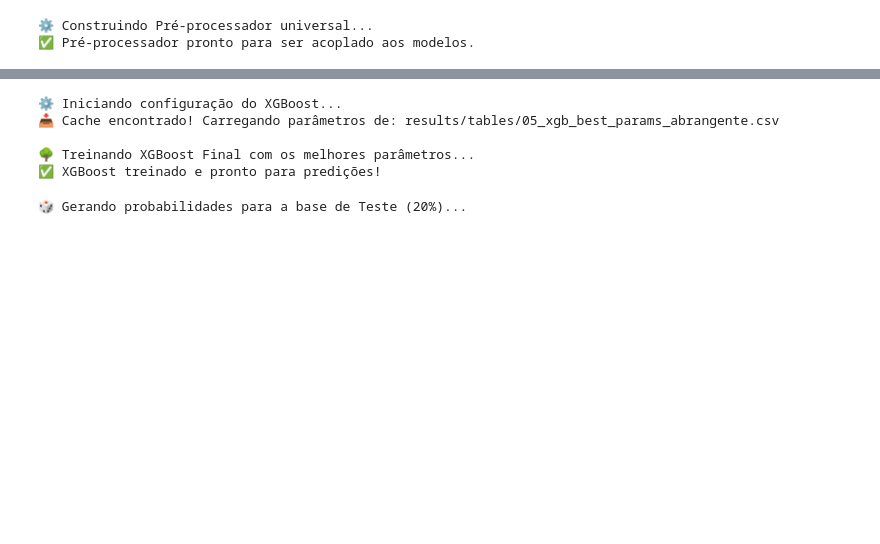
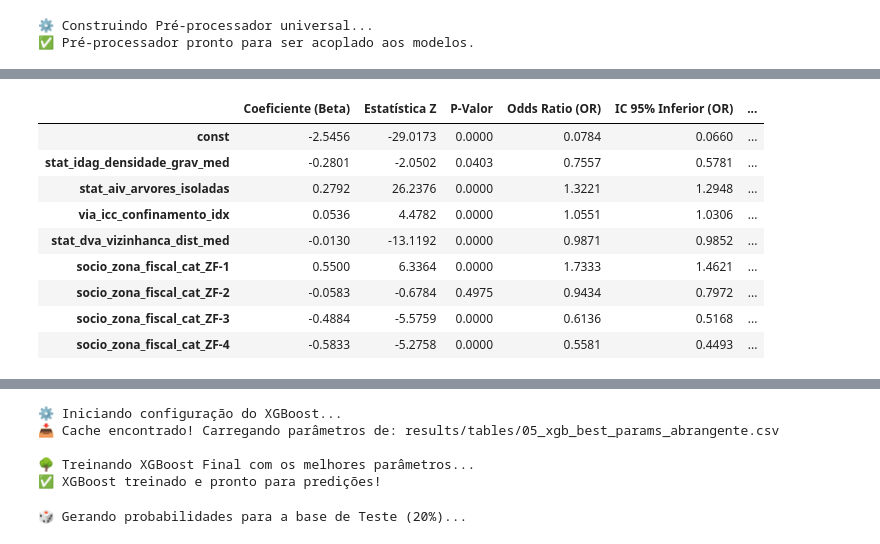
Before and after one commit to micadw/tcc_risco_queda_v-pub, a Jupyter notebook: notebooks/02_modelagem.ipynb, the cells around one changed output, grey strips where cells are left out. Saved outputs shown, nothing was run; the diff lists cells and outputs as text; code cells hidden in the pictures; blank space fills up the shorter version.

```diff
--- a/notebooks/02_modelagem.ipynb
+++ b/notebooks/02_modelagem.ipynb
@@ -255,0 +259,83 @@ plotar_e_salvar_vif_completo(vif_data, sufixo=sufixo_grafico)
+# %%
+# ==============================================================================
+# CÉLULA 5A: INFERÊNCIA ESTATÍSTICA (REGRESSÃO LOGÍSTICA E TESTE DE HIPÓTESES)
+# ==============================================================================
+import statsmodels.api as sm
+import numpy as np
+import pandas as pd
+import os
+
+print("🔬 Iniciando Teste de Hipóteses com Variáveis de Controle...")
+
+# 1. Definir as variáveis separando por tipo
+cols_numericas = [
+    'stat_idag_densidade_grav_med',
+    'stat_aiv_arvores_isoladas',
+    'via_icc_confinamento_idx',
+    'stat_dva_vizinhanca_dist_med',
+]
+
+cols_categoricas = [
+    'socio_zona_fiscal_cat' # Variável de controle do viés de notificação
+]
+
+# Extrair da base completa (X e y)
+X_inf = X[cols_numericas + cols_categoricas].copy()
+y_inf = y.copy()
+
+# 2. Tratamento de Valores Nulos (NaN)
+# Numéricas recebem a mediana
+for col in cols_numericas:
+    X_inf[col] = X_inf[col].fillna(X_inf[col].median())
+
+# Categóricas recebem uma categoria neutra/ausente
+for col in cols_categoricas:
+    X_inf[col] = X_inf[col].fillna('NAO_INFORMADO')
+
+# 3. Transformação em Variáveis Dummy (One-Hot Encoding)
+# drop_first=True é OBRIGATÓRIO na estatística para definir uma categoria como "referência"
+X_inf = pd.get_dummies(X_inf, columns=cols_categoricas, drop_first=True, dtype=float)
+
+# 4. ALINHAMENTO DE ÍNDICES (Evita o erro "indices are not aligned")
+X_inf = X_inf.reset_index(drop=True)
+y_inf = y_inf.reset_index(drop=True)
+
+# 5. Adicionar a constante (intercepto) e Ajustar o modelo Logit
+X_inf = sm.add_constant(X_inf)
+modelo_inf = sm.Logit(y_inf, X_inf).fit(disp=False)
+
+# 6. Exibir o sumário na tela
+print("\n" + "="*80)
+print("📊 RESULTADO DA REGRESSÃO LOGÍSTICA AJUSTADA")
+print("="*80)
+print(modelo_inf.summary())
+
+# 7. CONSTRUÇÃO DO RELATÓRIO COMPLETO (DATAFRAME)
+conf_int = modelo_inf.conf_int()
+
+df_estatistica = pd.DataFrame({
+    'Coeficiente (Beta)': modelo_inf.params,
+    'Estatística Z': modelo_inf.tvalues,
+    'P-Valor': modelo_inf.pvalues,
+    'Odds Ratio (OR)': np.exp(modelo_inf.params),
+    'IC 95% Inferior (OR)': np.exp(conf_int[0]),
+    'IC 95% Superior (OR)': np.exp(conf_int[1])
+})
+
+df_estatistica_formatado = df_estatistica.round(4)
+df_estatistica_formatado['Significativo (5%)'] = df_estatistica_formatado['P-Valor'].apply(lambda x: 'Sim' if x < 0.05 else 'Não')
+
+print("\n" + "="*80)
+print("📈 TABELA DE MÉTRICAS COMPILADAS (Pronta para Exportação)")
+print("="*80)
+display(df_estatistica_formatado)
+
+# 8. EXPORTAÇÃO PARA CSV
+sufixo_data = sufixo_data if 'sufixo_data' in globals() else ''
+os.makedirs('results/tables', exist_ok=True)
+caminho_csv = f'results/tables/02_inferencia_estatistica_or{sufixo_data}.csv'
+
+df_estatistica_formatado.to_csv(caminho_csv, sep=';', decimal=',', index=True, encoding='utf-8-sig')
+
+print(f"\n✅ Relatório estatístico completo exportado com sucesso para: {caminho_csv}")
+# %% [output]
@@ -255,0 +359,10 @@ plotar_e_salvar_vif_completo(vif_data, sufixo=sufixo_grafico)
+|  | Coeficiente (Beta) | Estatística Z | P-Valor | Odds Ratio (OR) | IC 95% Inferior (OR) | ... |
+| const | -2.5456 | -29.0173 | 0.0000 | 0.0784 | 0.0660 | ... |
+| stat_idag_densidade_grav_med | -0.2801 | -2.0502 | 0.0403 | 0.7557 | 0.5781 | ... |
+| stat_aiv_arvores_isoladas | 0.2792 | 26.2376 | 0.0000 | 1.3221 | 1.2948 | ... |
+| via_icc_confinamento_idx | 0.0536 | 4.4782 | 0.0000 | 1.0551 | 1.0306 | ... |
+| stat_dva_vizinhanca_dist_med | -0.0130 | -13.1192 | 0.0000 | 0.9871 | 0.9852 | ... |
+| socio_zona_fiscal_cat_ZF-1 | 0.5500 | 6.3364 | 0.0000 | 1.7333 | 1.4621 | ... |
+| socio_zona_fiscal_cat_ZF-2 | -0.0583 | -0.6784 | 0.4975 | 0.9434 | 0.7972 | ... |
+| socio_zona_fiscal_cat_ZF-3 | -0.4884 | -5.5759 | 0.0000 | 0.6136 | 0.5168 | ... |
+| socio_zona_fiscal_cat_ZF-4 | -0.5833 | -5.2758 | 0.0000 | 0.5581 | 0.4493 | ... |
```
Also changed, not shown: parts of 10 cells of this notebook, 2 other files.
